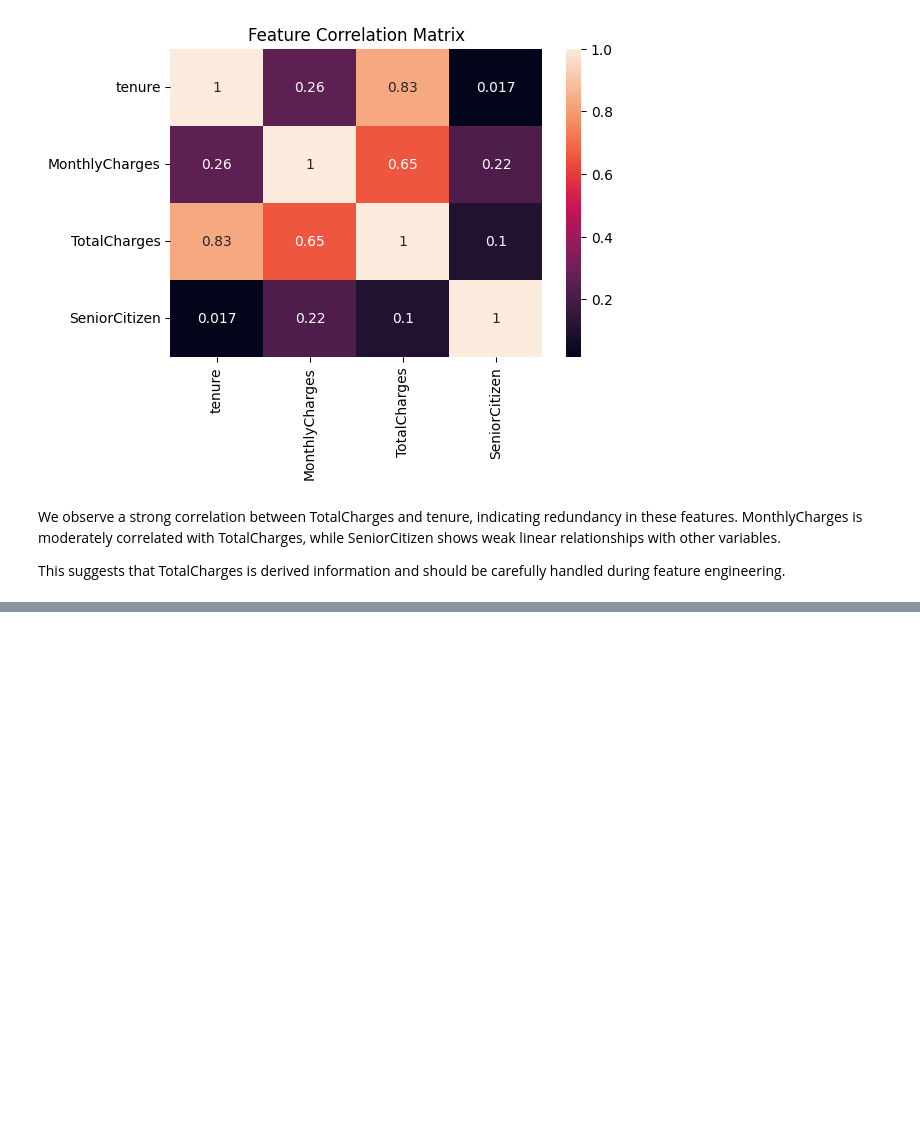
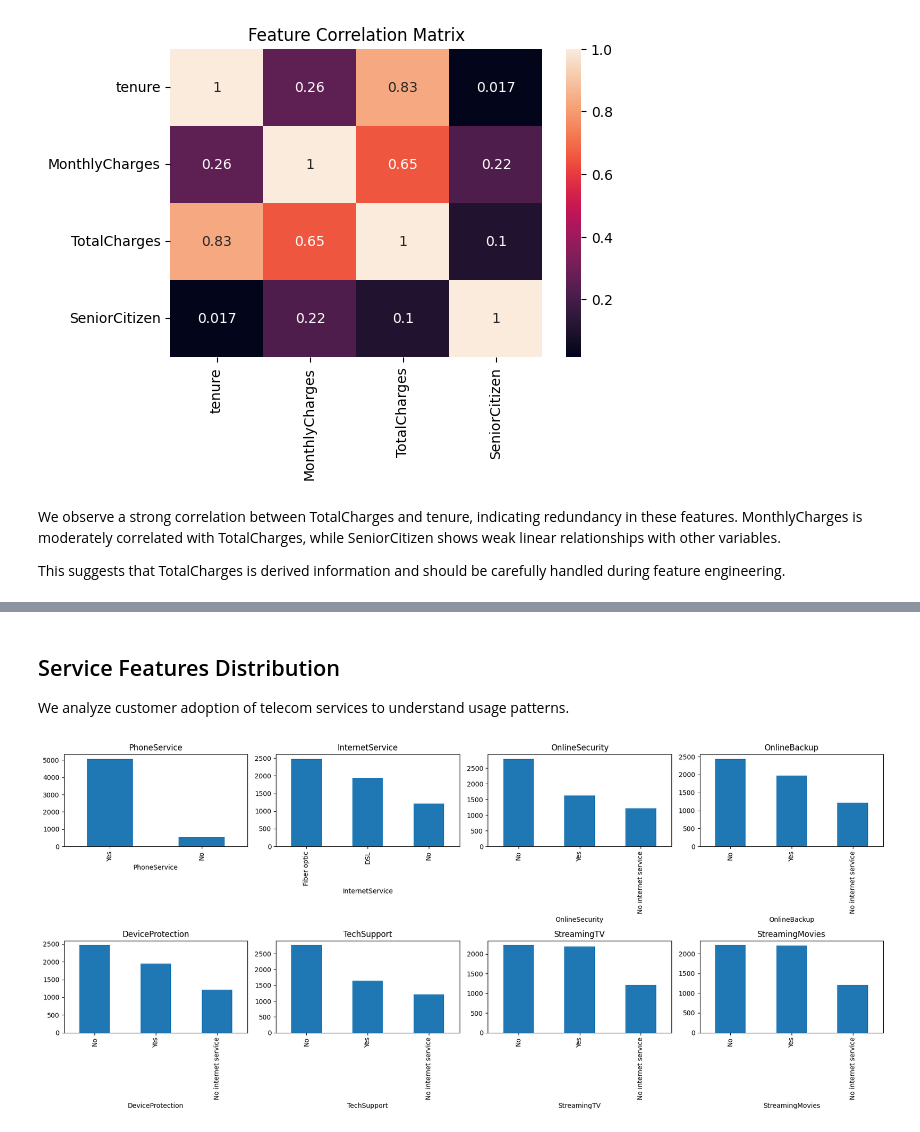
Before and after one commit to fermow/SBU-Data-Science-2026, a Jupyter notebook: Assignment_3/jupyter_notebook_and_reports/01_eda.ipynb, the cells around one changed output, grey strips where cells are left out. Saved outputs shown, nothing was run; the diff lists cells and outputs as text; code cells hidden in the pictures; blank space fills up the shorter version.

```diff
--- a/Assignment_3/jupyter_notebook_and_reports/01_eda.ipynb
+++ b/Assignment_3/jupyter_notebook_and_reports/01_eda.ipynb
@@ -296,0 +331,22 @@ This suggests that TotalCharges is derived information and should be carefully h
+# %% [markdown]
+## Service Features Distribution
+
+We analyze customer adoption of telecom services to understand usage patterns.
+# %%
+import matplotlib.pyplot as plt
+
+service_cols = [
+"PhoneService","InternetService","OnlineSecurity","OnlineBackup",
+"DeviceProtection","TechSupport","StreamingTV","StreamingMovies"
+]
+
+fig, axes = plt.subplots(2, 4, figsize=(18, 8))
+
+for ax, col in zip(axes.flatten(), service_cols):
+    df[col].value_counts().plot(kind="bar", ax=ax)
+    ax.set_title(col)
+
+plt.tight_layout()
+plt.show()
+# %% [output]
+[figure, added]
```
Also changed, not shown: parts of 4 cells of this notebook.
